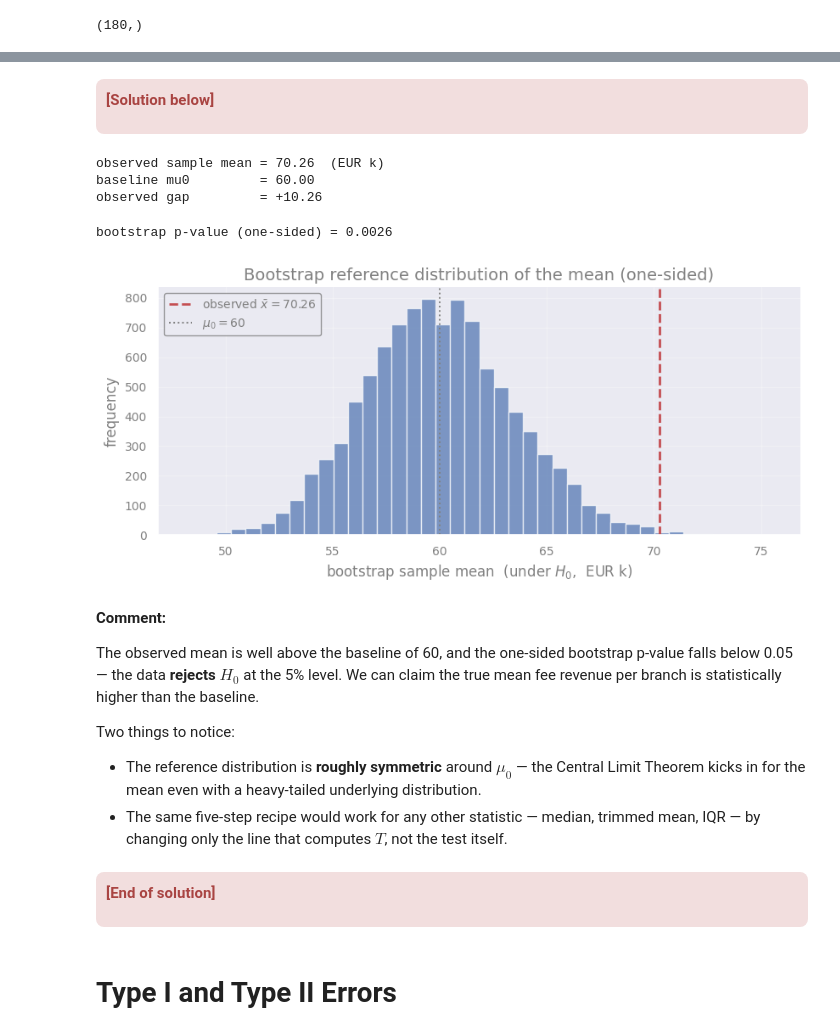
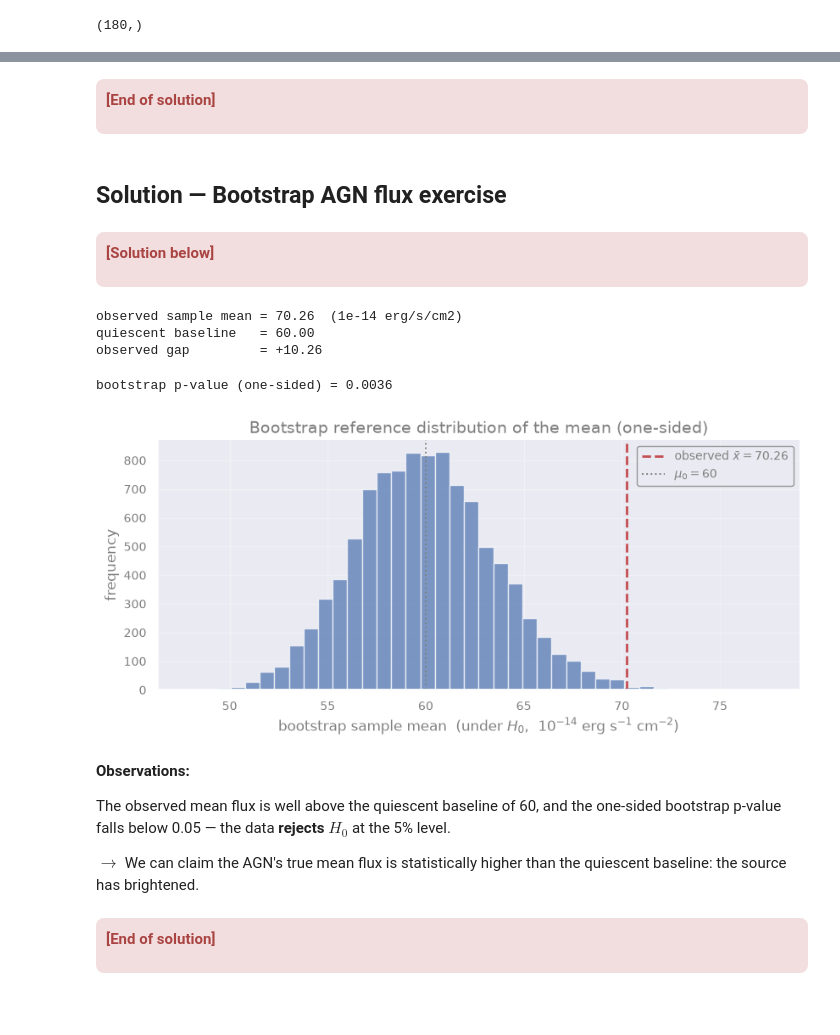
Before and after one commit to AstroStat-Academy/astrostat-school-7, a Jupyter notebook: Hypothesis_Testing/Hypothesis_Testing.ipynb, the cells around one changed output, grey strips where cells are left out. Saved outputs shown, nothing was run; the diff lists cells and outputs as text; code cells hidden in the pictures; blank space fills up the shorter version.

```diff
--- a/Hypothesis_Testing/Hypothesis_Testing.ipynb
+++ b/Hypothesis_Testing/Hypothesis_Testing.ipynb
@@ -716,12 +736,12 @@ _In particular, you must:_
 </div>
 # %%
 # ── Given data — do not change the seed ───────────────────────────────────
-n = 180
+n_AGN = 180
 
 exercise_rng = np.random.default_rng(seed=2604_4003)
-x = exercise_rng.lognormal(mean=np.log(60), sigma=0.55, size=n)
+X_AGN = exercise_rng.lognormal(mean=np.log(60), sigma=0.55, size=n_AGN)
 
-print(f"n branches = {n}")
-print(f"sample mean   = {x.mean():.1f}  (EUR k)")
-# print(f"sample median = {np.median(x):.1f}  (EUR k)")
+print(f"n measurements = {n_AGN}")
+print(f"sample mean    = {X_AGN.mean():.1f}  (1e-14 erg/s/cm2)")
+# print(f"sample median  = {np.median(X_AGN):.1f}  (1e-14 erg/s/cm2)")
 # %% [output]
@@ -736,3 +857,11 @@ x.shape
+# %% [markdown]
+<div class="alert alert-danger" role="alert" style="border-radius: 8px; padding: 10px;">
+
+<b>[End of solution]</b>
+
+</div>
+# %% [markdown]
+## Solution — Bootstrap AGN flux exercise
 # %% [markdown]
 <div class="alert alert-danger" role="alert" style="border-radius: 8px; padding: 10px;">
 
@@ -740,64 +869,55 @@ x.shape
 
 </div>
 # %%
-# ── Solution ──────────────────────────────────────────────────────────────
 # H0: mu = 60     H1: mu > 60     (one-sided, right tail)
 
 mu0    = 60.0
-x_bar  = float(x.mean())
+x_bar  = float(X_AGN.mean())
 
-print(f"observed sample mean = {x_bar:.2f}  (EUR k)")
-print(f"baseline mu0         = {mu0:.2f}")
+print(f"observed sample mean = {x_bar:.2f}  (1e-14 erg/s/cm2)")
+print(f"quiescent baseline   = {mu0:.2f}")
 print(f"observed gap         = {x_bar - mu0:+.2f}")
 # %% [output]
-observed sample mean = 70.26  (EUR k)
-baseline mu0         = 60.00
+observed sample mean = 70.26  (1e-14 erg/s/cm2)
+quiescent baseline   = 60.00
 observed gap         = +10.26
 # %%
-# ── Bootstrap null distribution of the sample mean ────────────────────────
+rng = np.random.default_rng(seed=42)   # seed, so the resampling is reproducible
+
 B = 10_000
-shifted = x - x_bar + mu0     # enforce H0 on the resampling pool
+X_AGN_shifted = X_AGN - x_bar + mu0     # enforce H0 on the resampling pool
 
-boot_idx     = exercise_rng.integers(0, n, size=(B, n))
-boot_samples = shifted[boot_idx]
+boot_idx     = rng.integers(0, n_AGN, size=(B, n_AGN))
+boot_samples = X_AGN_shifted[boot_idx]
 boot_T       = boot_samples.mean(axis=1)
 
 p_boot = np.mean(boot_T >= x_bar)            # one-sided, right tail
 print(f"bootstrap p-value (one-sided) = {p_boot:.4f}")
 # %% [output]
-bootstrap p-value (one-sided) = 0.0026
+bootstrap p-value (one-sided) = 0.0036
 # %%
 # Visualise the bootstrap reference distribution
 fig, ax = plt.subplots(figsize=(8.5, 4))
 ax.hist(boot_T, bins=40, color="C0", alpha=0.7, edgecolor="white")
 
-# shade the right-tail rejection region (boot_T >= x_bar)
-counts, edges = np.histogram(boot_T, bins=40)
-mask = edges[:-1] >= x_bar
-
 ax.axvline(x_bar, color="C3", lw=2, ls='--', label=fr"observed $\bar x = {x_bar:.2f}$")
 ax.axvline(mu0,   color="gray", lw=1.4, ls=":", label=fr"$\mu_0 = {mu0:.0f}$")
-ax.set_xlabel(r"bootstrap sample mean  (under $H_0$,  EUR k)")
+ax.set_xlabel(r"bootstrap sample mean  (under $H_0$,  $10^{-14}$ erg s$^{-1}$ cm$^{-2}$)")
 ax.set_ylabel("frequency")
 ax.set_title("Bootstrap reference distribution of the mean (one-sided)")
 ax.legend()
 plt.show()
 # %% [output]
-[figure, old version]
+[figure, new version]
 # %% [markdown]
-**Comment:**
+**Observations:**
 
-The observed mean is well above the baseline of 60, and the one-sided bootstrap p-value falls below 0.05 — the data **rejects** $H_{0}$ at the 5% level. We can claim the true mean fee revenue per branch is statistically higher than the baseline.
+The observed mean flux is well above the quiescent baseline of 60, and the one-sided bootstrap p-value falls below 0.05 — the data **rejects** $H_{0}$ at the 5% level.
 
-Two things to notice:
-
-- The reference distribution is **roughly symmetric** around $\mu_{0}$ — the Central Limit Theorem kicks in for the mean even with a heavy-tailed underlying distribution.
-- The same five-step recipe would work for any other statistic — median, trimmed mean, IQR — by changing only the line that computes $T$, not the test itself.
+$\rightarrow$ We can claim the AGN's true mean flux is statistically higher than the quiescent baseline: the source has brightened.
 # %% [markdown]
 <div class="alert alert-danger" role="alert" style="border-radius: 8px; padding: 10px;">
 
 <b>[End of solution]</b>
 
 </div>
-# %% [markdown]
-# Type I and Type II Errors
```
Also changed, not shown: parts of 68 cells of this notebook, 4 other files.
